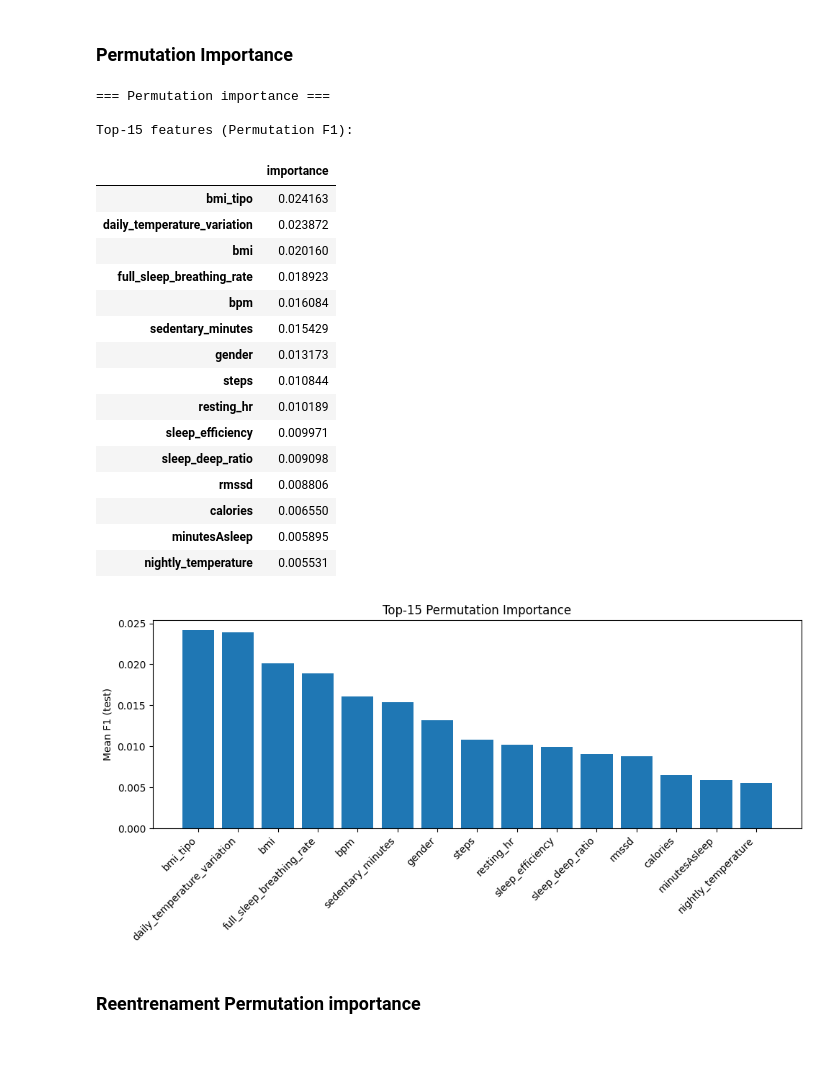
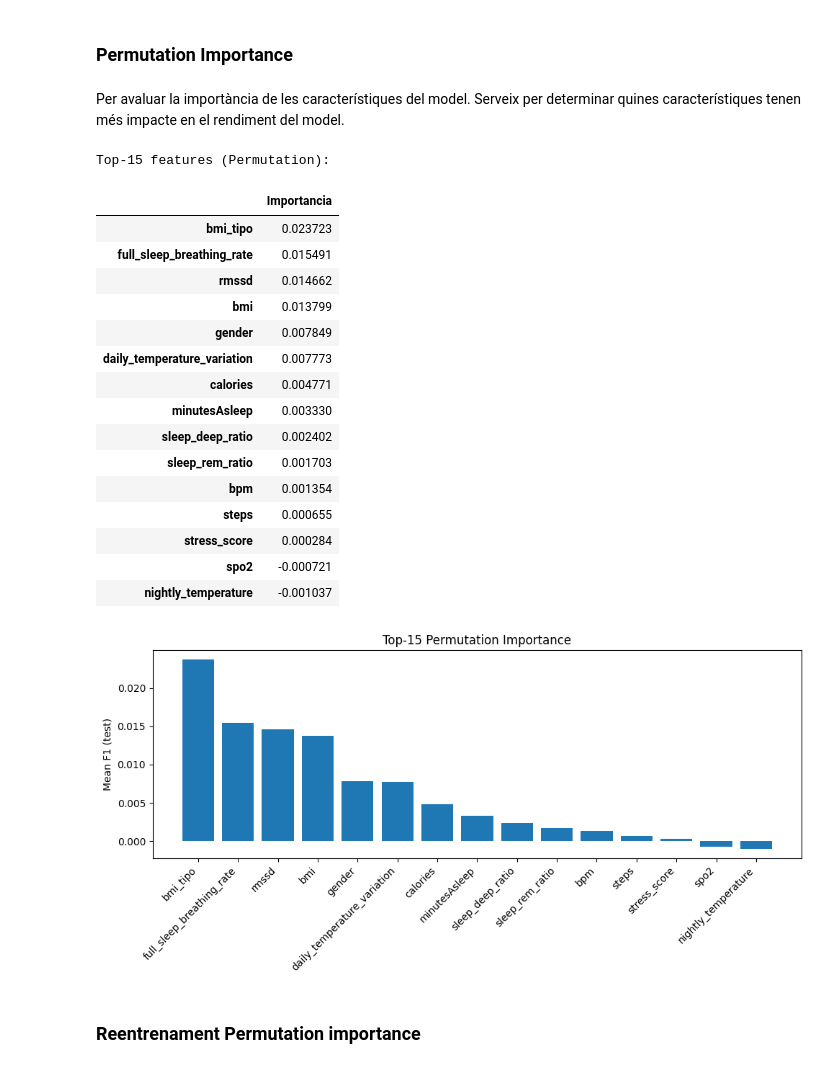
Before and after one commit to RogerDuran808/AI-Health-Assistant, a Jupyter notebook: notebooks/03_LifeSnaps_Preprocessing_Experiments.ipynb, the cells around one changed output. Cells and saved outputs as stored; diff of their text form; code cells hidden in the pictures.

```diff
--- a/notebooks/03_LifeSnaps_Preprocessing_Experiments.ipynb
+++ b/notebooks/03_LifeSnaps_Preprocessing_Experiments.ipynb
@@ -454,72 +549,67 @@ display(feature_importance_results_df[display_cols].round(4))
 # %% [markdown]
 ### Permutation Importance
+# %% [markdown]
+Per avaluar la importància de les característiques del model. Serveix per determinar quines característiques tenen més impacte en el rendiment del model.
 # %%
-# -----------------------------------------------
-# 1. Calcular permutation importance
-# -----------------------------------------------
-print("=== Permutation importance ===")
+# Calcular permutation importance
 result = permutation_importance(
     best_rf_model,      # el teu model entrenat per al sol target
     X_test, y_test,
-    n_repeats=30,
+    n_repeats=200,
     n_jobs=-1,
     random_state=42
 )
 
-# -----------------------------------------------
-# 2. Crear sèrie d’importàncies amb noms originals
-# -----------------------------------------------
+
+# Crear sèrie d’importàncies amb noms originals
+
 orig_features = X_test.columns.tolist()
 
 
 perm_importances = (
-    pd.Series(result.importances_mean, index=orig_features)
-      .sort_values(ascending=False)
+    pd.Series(result.importances_mean, index=orig_features).sort_values(ascending=False)
 )
 
-# -----------------------------------------------
-# 3. Extreure Top-10 i Top-15
-# -----------------------------------------------
+
+# Extreure Top-10 i Top-15
 perm_top_features = {
     10: perm_importances.head(10).index.tolist(),
     15: perm_importances.head(15).index.tolist()
 }
 
-# -----------------------------------------------
-# 4. Mostrar la taula i la gràfica Top-15
-# -----------------------------------------------
-print("\nTop-15 features (Permutation F1):")
-display(perm_importances.head(15).to_frame("importance"))
+
+# Mostrem la taula i la gràfica  de Top-15
+
+print("\nTop-15 features (Permutation):")
+display(perm_importances.head(15).to_frame("Importancia"))
 
 plt.figure(figsize=(10, 5))
 top15 = perm_importances.head(15)
 plt.bar(top15.index, top15.values)
 plt.title("Top-15 Permutation Importance")
 plt.ylabel("Mean F1 (test)")
 plt.xticks(rotation=45, ha="right")
 plt.tight_layout()
 plt.show()
 # %% [output]
-=== Permutation importance ===
-
-Top-15 features (Permutation F1):
+Top-15 features (Permutation):
-|  | importance |
-| bmi_tipo | 0.024163 |
-| daily_temperature_variation | 0.023872 |
-| bmi | 0.020160 |
-| full_sleep_breathing_rate | 0.018923 |
-| bpm | 0.016084 |
-| sedentary_minutes | 0.015429 |
-| gender | 0.013173 |
-| steps | 0.010844 |
-| resting_hr | 0.010189 |
-| sleep_efficiency | 0.009971 |
-| sleep_deep_ratio | 0.009098 |
-| rmssd | 0.008806 |
-| calories | 0.006550 |
-| minutesAsleep | 0.005895 |
-| nightly_temperature | 0.005531 |
+|  | Importancia |
+| bmi_tipo | 0.023723 |
+| full_sleep_breathing_rate | 0.015491 |
+| rmssd | 0.014662 |
+| bmi | 0.013799 |
+| gender | 0.007849 |
+| daily_temperature_variation | 0.007773 |
+| calories | 0.004771 |
+| minutesAsleep | 0.003330 |
+| sleep_deep_ratio | 0.002402 |
+| sleep_rem_ratio | 0.001703 |
+| bpm | 0.001354 |
+| steps | 0.000655 |
+| stress_score | 0.000284 |
+| spo2 | -0.000721 |
+| nightly_temperature | -0.001037 |
-[figure, old version]
+[figure, new version]
 # %% [markdown]
 ### Reentrenament Permutation importance
 # %%
```
Also changed, not shown: parts of 23 cells of this notebook, 5 other files.
